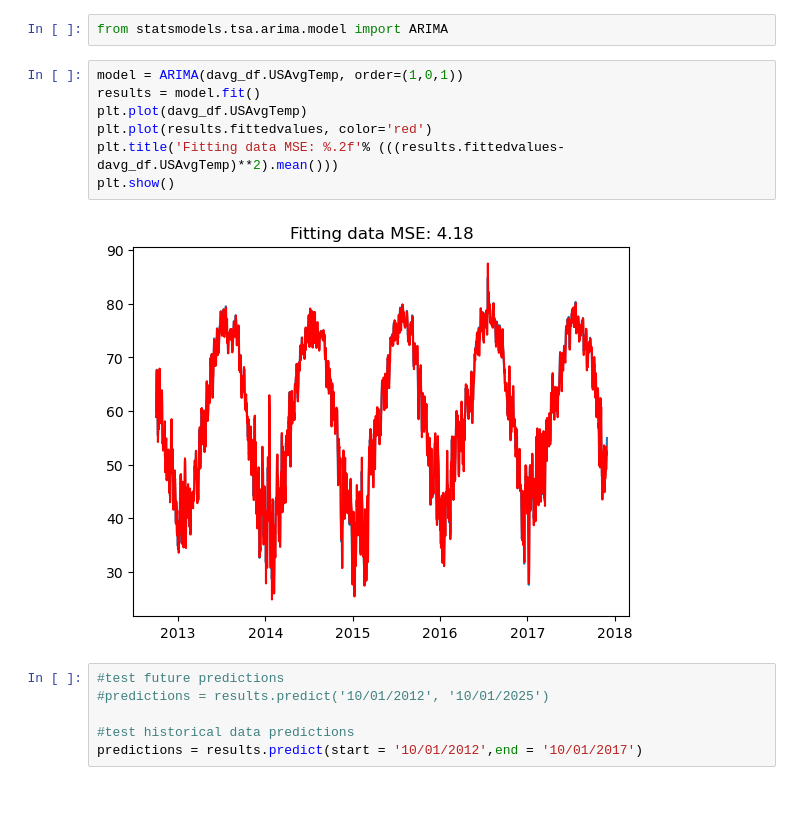
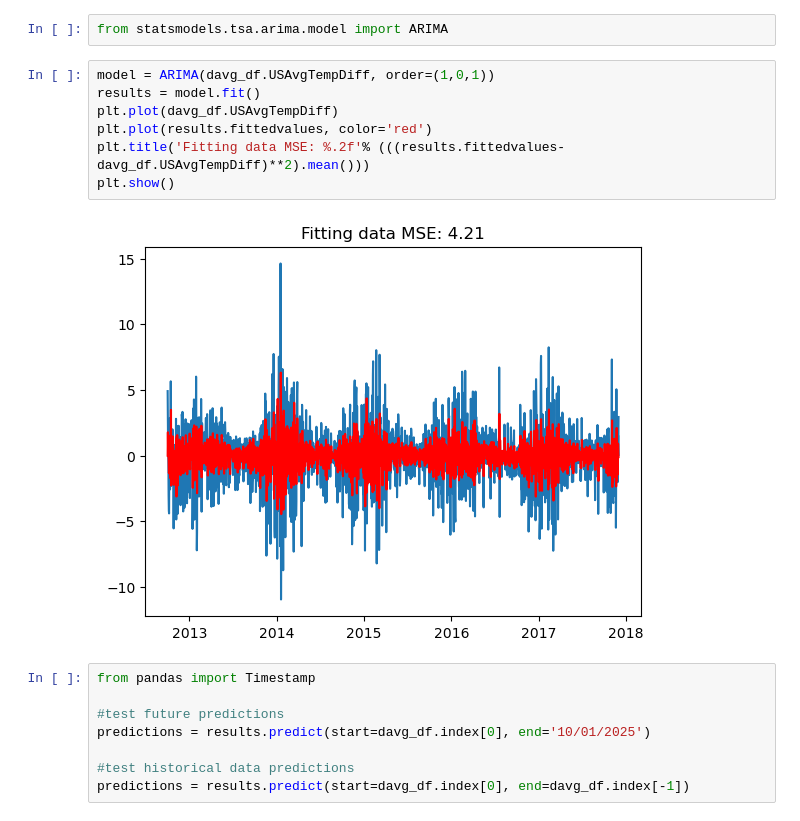
Before and after one commit to rickrekkem/WeatherForecasters, a Jupyter notebook: cap-final-project.ipynb, the cells around one changed output. Cells and saved outputs as stored; diff of their text form.

```diff
--- a/cap-final-project.ipynb
+++ b/cap-final-project.ipynb
@@ -176,17 +279,19 @@ Freq: D, Name: USAvgTemp, Length: 1887, dtype: float64
 # %%
 from statsmodels.tsa.arima.model import ARIMA
 # %%
-model = ARIMA(davg_df.USAvgTemp, order=(1,0,1))
+model = ARIMA(davg_df.USAvgTempDiff, order=(1,0,1))
 results = model.fit()
-plt.plot(davg_df.USAvgTemp)
+plt.plot(davg_df.USAvgTempDiff)
 plt.plot(results.fittedvalues, color='red')
-plt.title('Fitting data MSE: %.2f'% (((results.fittedvalues-davg_df.USAvgTemp)**2).mean()))
+plt.title('Fitting data MSE: %.2f'% (((results.fittedvalues-davg_df.USAvgTempDiff)**2).mean()))
 plt.show()
 # %% [output]
-[figure, old version]
+[figure, new version]
 # %%
+from pandas import Timestamp
+
 #test future predictions
-#predictions = results.predict('10/01/2012', '10/01/2025')
+predictions = results.predict(start=davg_df.index[0], end='10/01/2025')
 
 #test historical data predictions
-predictions = results.predict(start = '10/01/2012',end = '10/01/2017')
+predictions = results.predict(start=davg_df.index[0], end=davg_df.index[-1])
```
Also changed, not shown: parts of 29 cells of this notebook.
